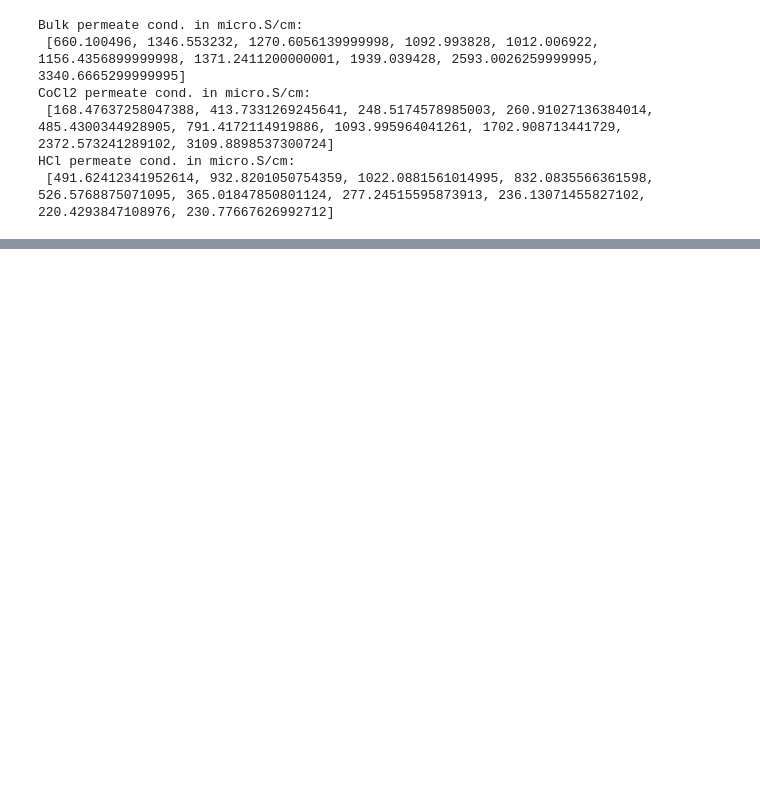
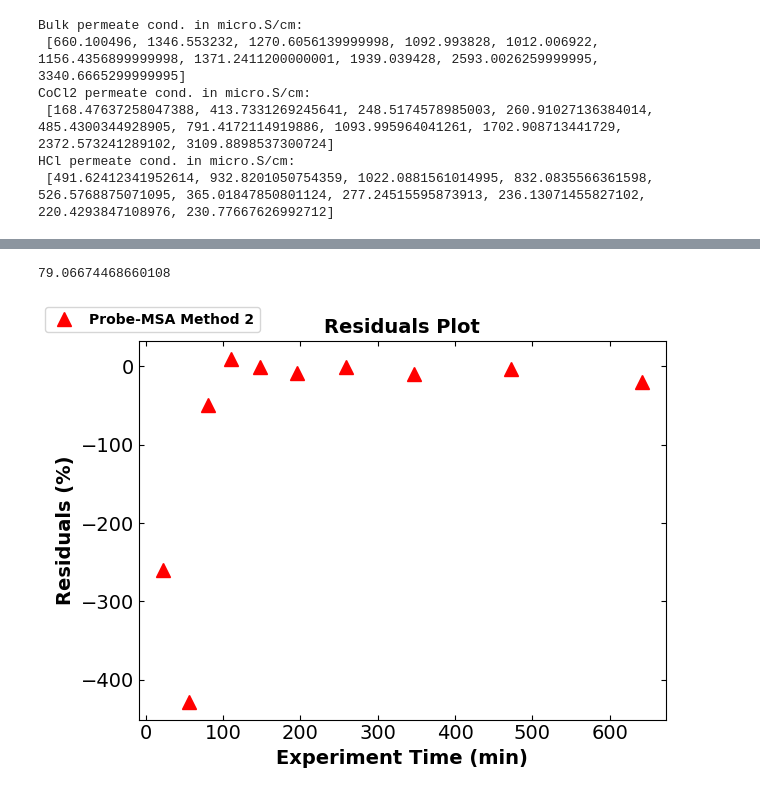
Before and after one commit to dowlinglab/salts-conductivity-modelling, a Jupyter notebook: Lithium_cobalt_conductivity.ipynb, the cells around one changed output, grey strips where cells are left out. Drawn from its saved outputs; the diff is of its cells as text; code cells hidden in the pictures; blank space fills up the shorter version.

```diff
--- a/Lithium_cobalt_conductivity.ipynb
+++ b/Lithium_cobalt_conductivity.ipynb
@@ -50,15 +50,16 @@ z_Ca = 2
 z_La = 3
 z_Li = 1
 z_H = 1
+z_Co = 2
 
 # hard sphere diameters in m
 sigma_Cl = 2 * 181 * 10**(-12)
 sigma_Ca = 2 * 100 * 10**(-12)
-sigma_La = 2 * 103.2 * 10**(-12)
+sigma_La = 2 * 118 * 10**(-12)
 sigma_Na = 2 * 102 * 10**(-12)
 sigma_Li = 2 * 74 * 10**(-12)
 sigma_H = 2 * 37 * 10**(-12)
-sigma_Co = 2 * 74.5 * 10**(-12)
+sigma_Co = 2 * 75 * 10**(-12)
 
 # solvent viscosity in Pa.s
 eta = 0.89 * 10**(-3)
@@ -991,0 +966,28 @@ plt.show()
+# %%
+# residuals for CaCl2 and LaCl3
+e = [ICP_conc[i] - CoCl2_conc_method_2[i] for i in range(ndata_pH)]
+
+# residuals percent or fraction
+residuals_percent = [100*e[i]/ICP_conc[i] for i in range(ndata_pH)]
+
+# absolute value of relative error
+residuals_percent_abs = [np.abs(residuals_percent[i]) for i in range(ndata_pH)]
+print(np.mean(residuals_percent_abs))
+
+# make plot of the ICP Co2+ concentration and H+ sample concentration
+fig, ax1 = plt.subplots()
+
+ax1.plot(exp_time_ICP_pH, residuals_percent, "^", color="red", markersize=10, label="Probe-MSA Method 2")
+ax1.set_xlabel("Experiment Time (min)", fontsize=14,fontweight='bold')
+ax1.set_ylabel("Residuals (%)", fontsize=14,fontweight='bold')
+ax1.tick_params(axis='x', labelsize=14, direction="in",top=True, right=True)
+ax1.tick_params(axis='y', labelsize=14, direction="in",top=True, right=True)
+
+fig.legend(prop={"weight":"bold"}, loc="upper left")
+plt.title("Residuals Plot", fontsize=14,fontweight='bold')
+plt.tight_layout()
+plt.savefig(".\Li_Co\msa_co_conc_resd.png")
+plt.show()
+# %% [output]
+79.06674468660108
+[figure, added]
```
Also changed, not shown: parts of 13 cells of this notebook, 40 other files.
